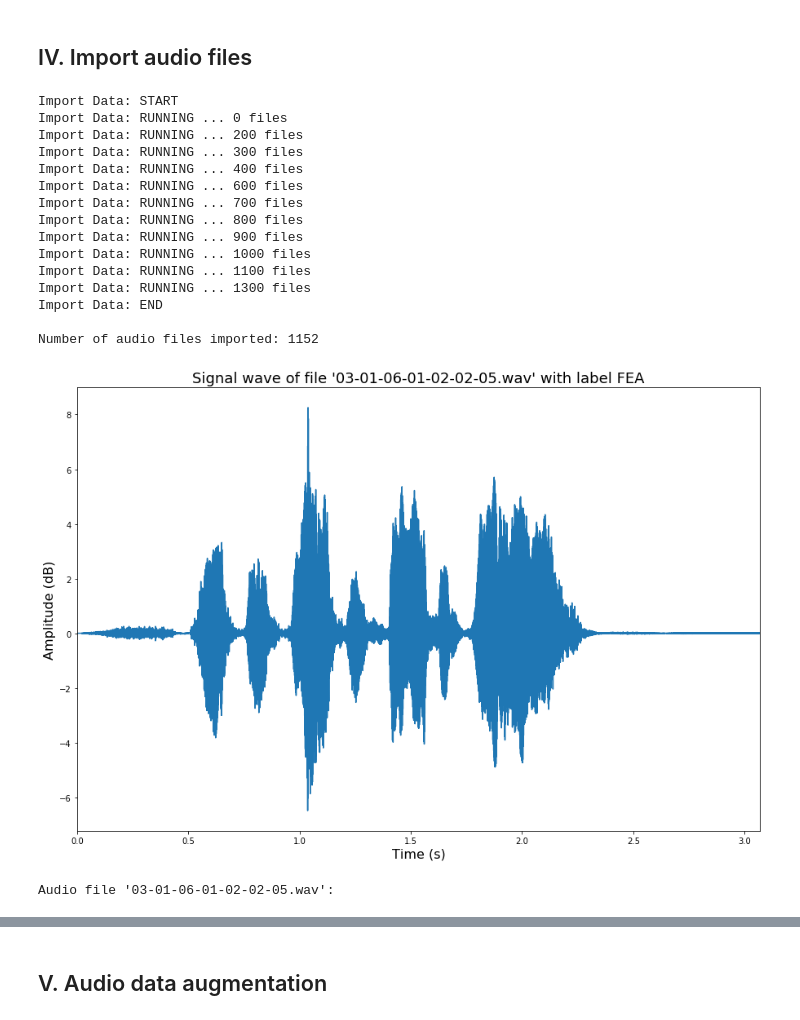
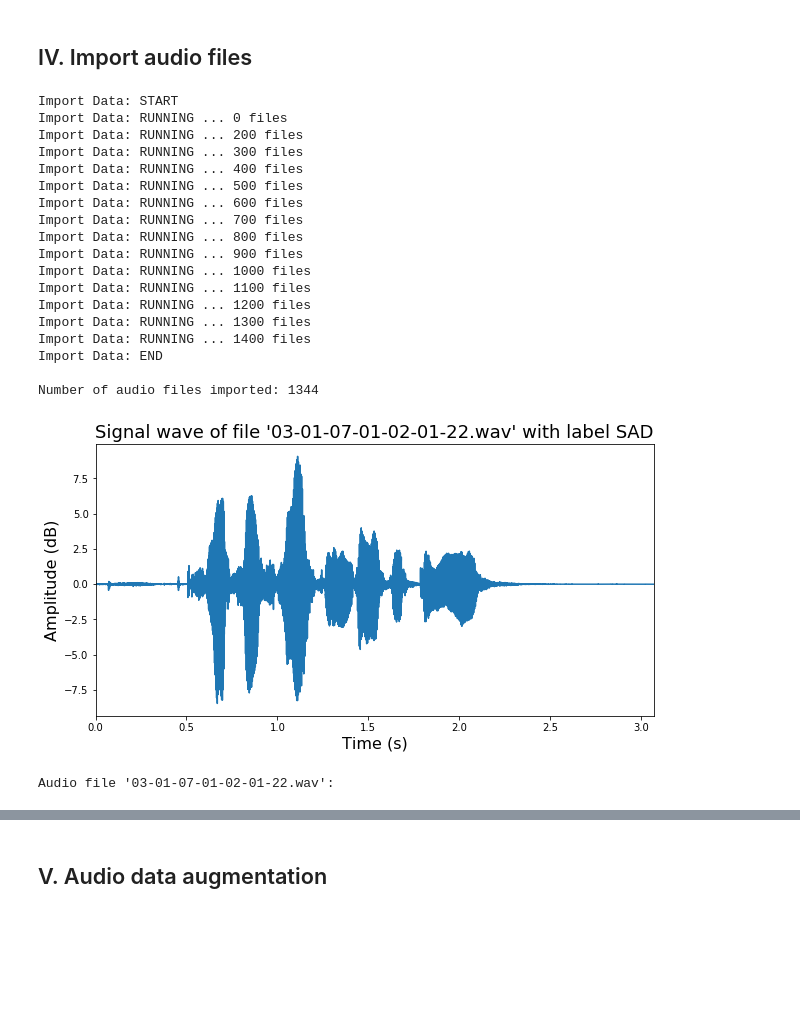
Before and after one commit to maelfabien/Multimodal-Emotion-Recognition, a Jupyter notebook: Audio/Notebook/CNN-LSTM/01 - Preprocessing [CNN-LSTM].ipynb, the cells around one changed output, grey strips where cells are left out. Cells and saved outputs as stored; diff of their text form; code cells hidden in the pictures; blank space fills up the shorter version.

```diff
--- a/Audio/Notebook/CNN-LSTM/01 - Preprocessing [CNN-LSTM].ipynb
+++ b/Audio/Notebook/CNN-LSTM/01 - Preprocessing [CNN-LSTM].ipynb
@@ -41,7 +41,7 @@ from IPython.display import Audio
 ## III. Set labels
 # %%
 # RAVDESS Database
-label_dict_ravdess = {'02': 'NEU', '03':'HAP', '04':'SAD', '05':'ANG', '06':'FEA', '08':'SUR'}
+label_dict_ravdess = {'02': 'NEU', '03':'HAP', '04':'SAD', '05':'ANG', '06':'FEA', '07':'DIS', '08':'SUR'}
 
 # Set audio files labels
 def set_label_ravdess(audio_file, gender_differentiation):
@@ -75,7 +75,7 @@ max_pad_len = 49100
 # Compute spectogram for all audio file
 for audio_index, audio_file in enumerate(file_names):
 
-    if audio_file[6:-16] in ['02', '03', '04', '05', '06', '08']:
+    if audio_file[6:-16] in list(label_dict_ravdess.keys()):
 
         # Read audio file
         y, sr = librosa.core.load(file_path + audio_file, sr=sample_rate, offset=0.5)
@@ -113,38 +113,41 @@ Import Data: RUNNING ... 0 files
 Import Data: RUNNING ... 200 files
 Import Data: RUNNING ... 300 files
 Import Data: RUNNING ... 400 files
+Import Data: RUNNING ... 500 files
 Import Data: RUNNING ... 600 files
 Import Data: RUNNING ... 700 files
 Import Data: RUNNING ... 800 files
 Import Data: RUNNING ... 900 files
 Import Data: RUNNING ... 1000 files
 Import Data: RUNNING ... 1100 files
+Import Data: RUNNING ... 1200 files
 Import Data: RUNNING ... 1300 files
+Import Data: RUNNING ... 1400 files
 Import Data: END
 
-Number of audio files imported: 1152
+Number of audio files imported: 1344
 # %%
 # Select one random audio file
 random_idx = np.random.randint(len(labels))
 random_label = labels[random_idx]
 random_signal = signal[random_idx]
 random_filename = file_names[random_idx]
 
 # Plot signal wave
-plt.figure(figsize=(15,10))
+plt.figure(figsize=(10,5))
 plt.plot(np.arange(len(random_signal))/float(sample_rate), random_signal)
 plt.xlim((np.arange(len(random_signal))/float(sample_rate))[0], (np.arange(len(random_signal))/float(sample_rate))[-1])
 plt.xlabel('Time (s)', fontsize=16)
 plt.ylabel('Amplitude (dB)', fontsize=16)
 plt.title("Signal wave of file '{}' with label {}".format(random_filename, random_label), fontsize=18)
 plt.show()
 
 # Play audio file
 print("Audio file '{}':".format(random_filename))
 Audio(random_signal, rate=sample_rate)
 # %% [output]
-[figure, old version]
+[figure, new version]
-Audio file '03-01-06-01-02-02-05.wav':
+Audio file '03-01-07-01-02-01-22.wav':
 [interactive output not drawn]
 # %% [markdown]
 ## V. Audio data augmentation
```
Also changed, not shown: parts of 3 cells of this notebook.
